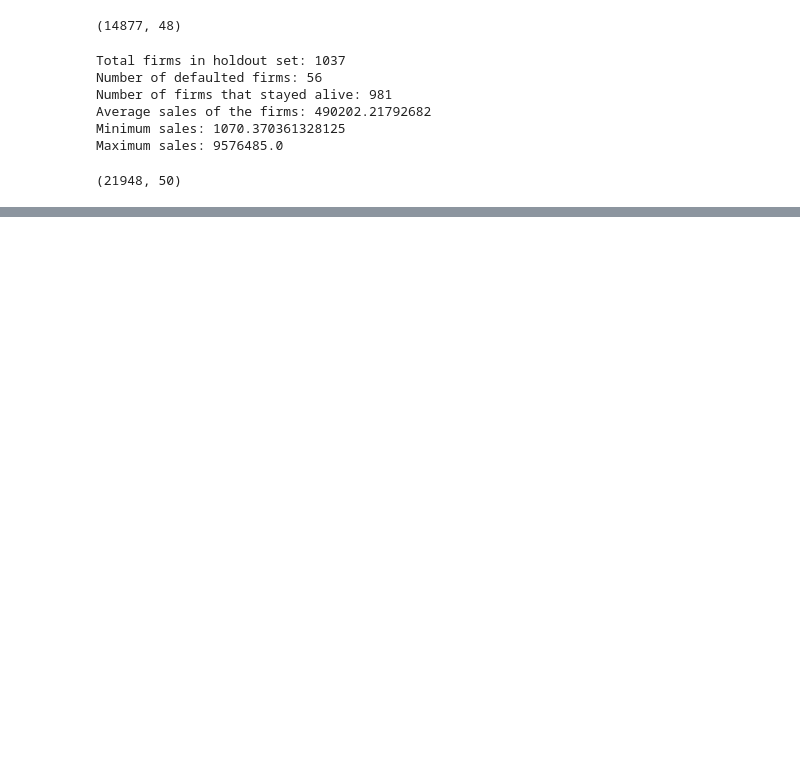
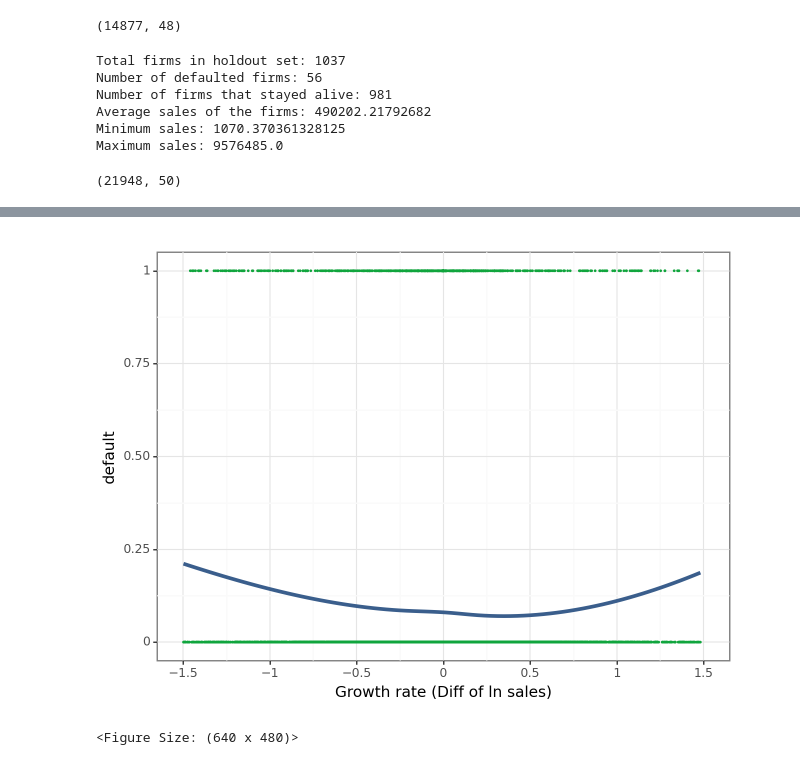
Before and after one commit to mateschieszler/DA3-A3, a Jupyter notebook: DA3_A3_code.ipynb, the cells around one changed output, grey strips where cells are left out. Cells and saved outputs as stored; diff of their text form; code cells hidden in the pictures; blank space fills up the shorter version.

```diff
--- a/DA3_A3_code.ipynb
+++ b/DA3_A3_code.ipynb
@@ -231,0 +485,11 @@ PlotnineError: "Could not evaluate the 'x' mapping: 'COGS' (original error: name
+# %%
+# generate variables ---------------------------------------------------
+
+data["flag_low_d1_sales_mil_log"] = np.where(data["d1_sales_mil_log"] < -1.5, 1, 0)
+data["flag_high_d1_sales_mil_log"] = np.where(data["d1_sales_mil_log"] > 1.5, 1, 0)
+data["d1_sales_mil_log_mod"] = np.where(
+    data["d1_sales_mil_log"] < -1.5,
+    -1.5,
+    np.where(data["d1_sales_mil_log"] > 1.5, 1.5, data["d1_sales_mil_log"]),
+)
+data["d1_sales_mil_log_mod_sq"] = data["d1_sales_mil_log_mod"] ** 2
@@ -231,0 +507,16 @@ PlotnineError: "Could not evaluate the 'x' mapping: 'COGS' (original error: name
+# %%
+# drop unused factor levels
+for col in data.select_dtypes(include=["category"]).columns:
+    data[col] = data[col].cat.remove_unused_categories()
+# %%
+(
+    ggplot(data, aes(x="d1_sales_mil_log", y="default"))
+    + geom_point(size=0.1, color=color[1])
+    + geom_smooth(method="loess", color=color[0], se=False, size=1.5, span=0.9)
+    + labs(x="Growth rate (Diff of ln sales)", y="default")
+    + scale_x_continuous(limits=(-1.5, 1.5), breaks=seq(-1.5, 1.5, by=0.5))
+    + theme_bw()
+)
+# %% [output]
+[figure, added]
+<Figure Size: (640 x 480)>
```
Also changed, not shown: parts of 63 cells of this notebook, 2 other files.
